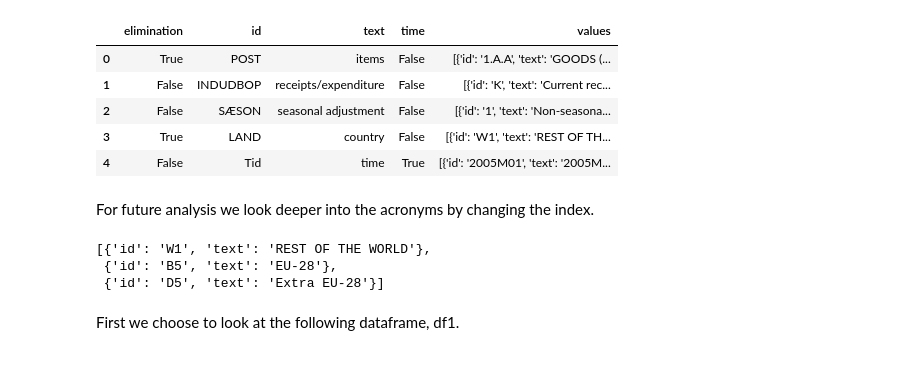
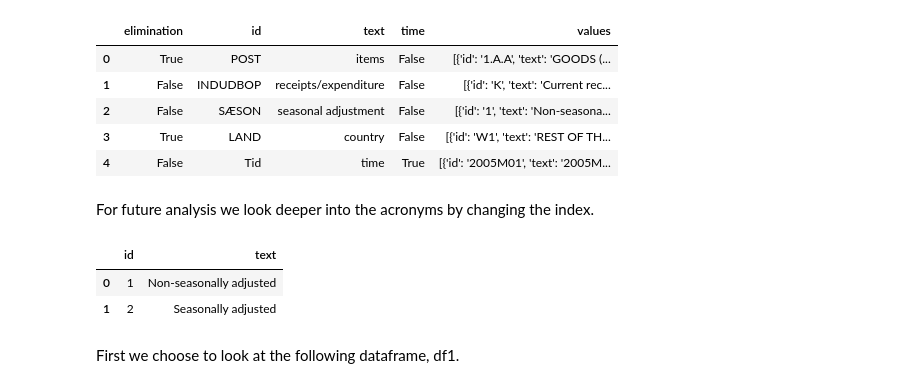
Before and after one commit to NumEconCopenhagen/projects-2019-msc, a Jupyter notebook: dataproject/Data Analysis Project.ipynb, the cells around one changed output. Cells and saved outputs as stored; diff of their text form; code cells hidden in the pictures.

```diff
--- a/dataproject/Data Analysis Project.ipynb
+++ b/dataproject/Data Analysis Project.ipynb
@@ -45,12 +45,13 @@ Var[:]
 | 4 | False | Tid | time | True | [{'id': '2005M01', 'text': '2005M... |
 # %% [markdown]
 For future analysis we look deeper into the acronyms by changing the index.
-# %%
-Var['values'][3][:10]
-# %% [output]
-[{'id': 'W1', 'text': 'REST OF THE WORLD'},
- {'id': 'B5', 'text': 'EU-28'},
- {'id': 'D5', 'text': 'Extra EU-28'}]
+# %%
+Var2 = pd.DataFrame(Var['values'][2])
+Var2
+# %% [output]
+|  | id | text |
+| 0 | 1 | Non-seasonally adjusted |
+| 1 | 2 | Seasonally adjusted |
 # %% [markdown]
 First we choose to look at the following dataframe, df1.
 # %%
```
Also changed, not shown: parts of 11 cells of this notebook, 1 other file.
